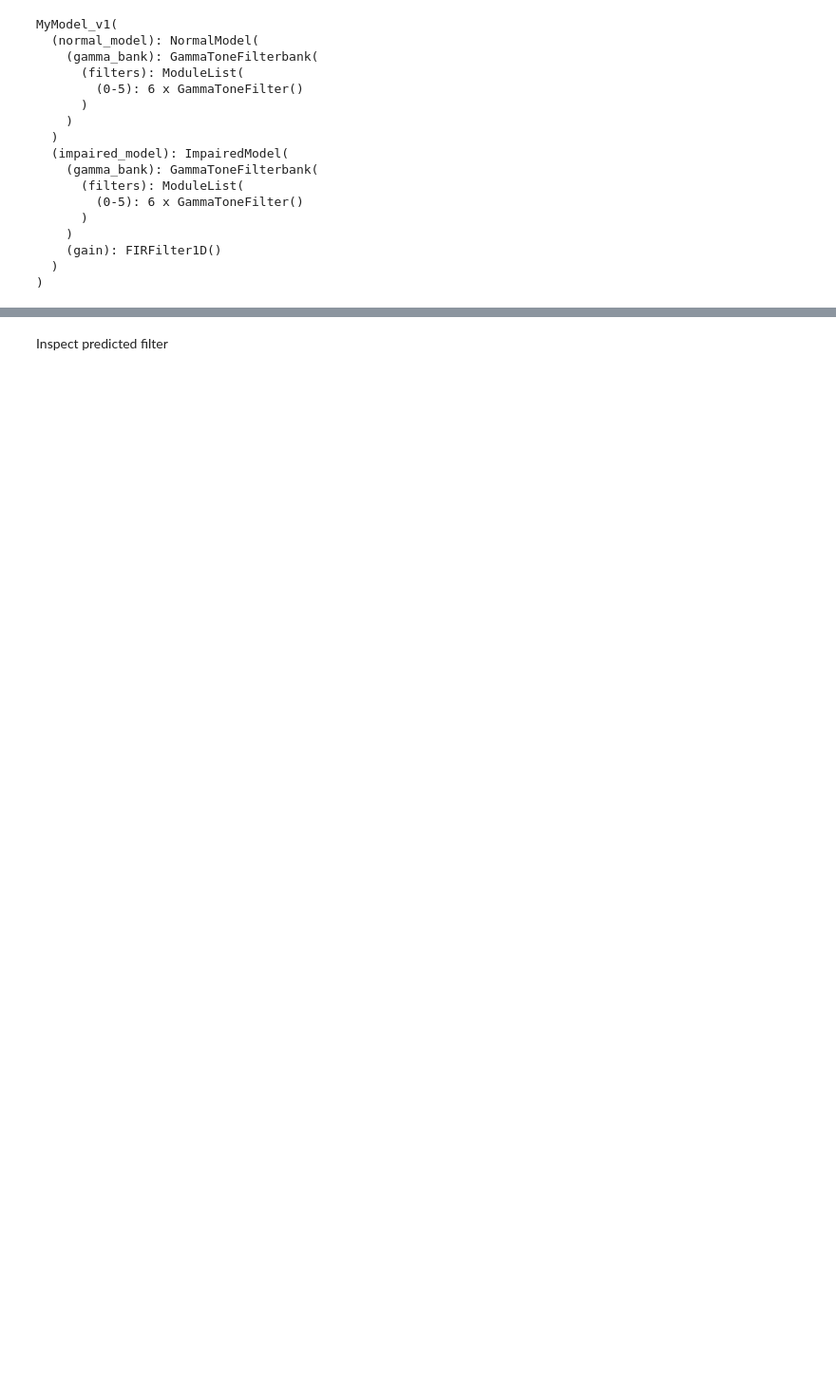
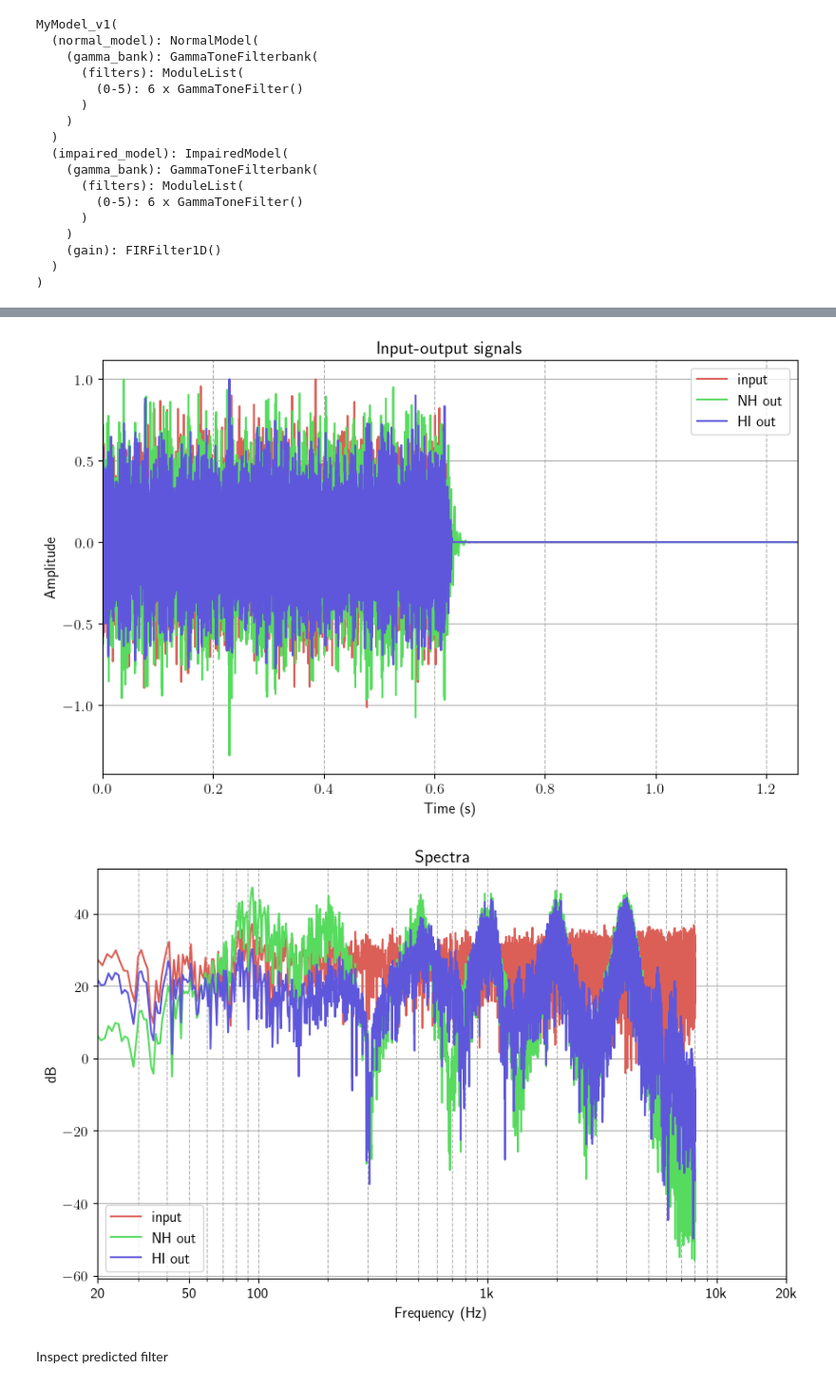
Before and after one commit to alruts/DDSP, a Jupyter notebook: notebooks/model_v1.ipynb, the cells around one changed output, grey strips where cells are left out. Shown at 95% size. Saved outputs shown, nothing was run; the diff lists cells and outputs as text; code cells hidden in the pictures; blank space fills up the shorter version.

```diff
--- a/notebooks/model_v1.ipynb
+++ b/notebooks/model_v1.ipynb
@@ -327,3 +332,15 @@ impaired output
+# %%
+signals = [
+    batch_2_np(x) / max(batch_2_np(x)),
+    batch_2_np(out_NH) / max(batch_2_np(out_NH)),
+    batch_2_np(out_HI) / max(batch_2_np(out_HI)),
+]
+
+plot_time_and_spec(signals,samplerate=samplerate,
+                   labels= ['input','NH out', 'HI out'])
+# %% [output]
+[figure, added]
+[figure, added]
 # %% [markdown]
 Inspect predicted filter
 # %%
```
Also changed, not shown: parts of 7 cells of this notebook, 19 other files.
